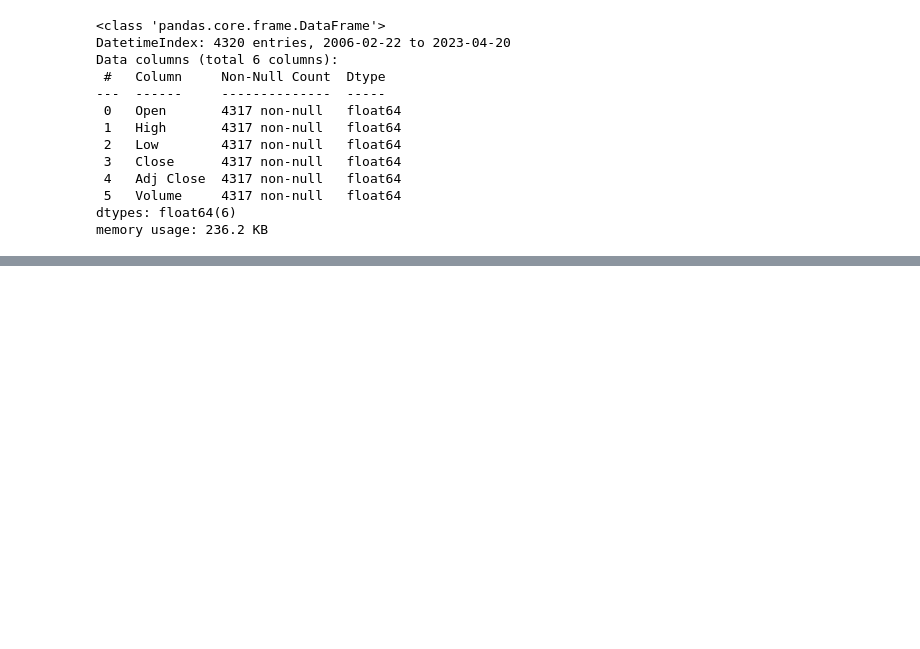
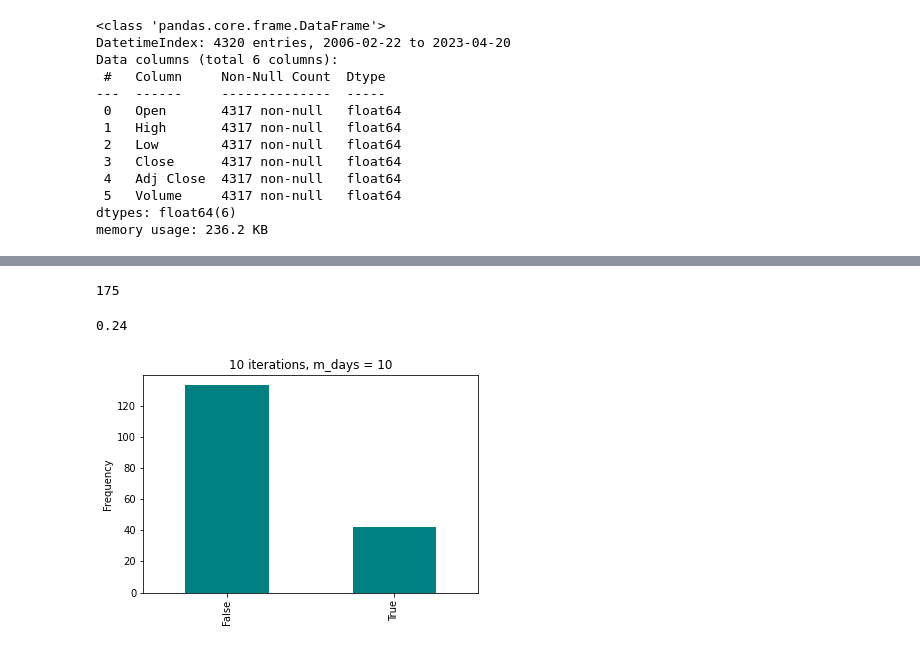
Before and after one commit to DawitAklilu/predicting_stock_prices, a Jupyter notebook: data/Direction.ipynb, the cells around one changed output, grey strips where cells are left out. Saved outputs shown, nothing was run; the diff lists cells and outputs as text; code cells hidden in the pictures; blank space fills up the shorter version.

```diff
--- a/data/Direction.ipynb
+++ b/data/Direction.ipynb
@@ -350,16 +385,18 @@ len(true_)/1750
 # %%
-# 1 iterations # MSFT', 'GOOG', 'AMZN','AAPL', 'INTC', 'AMD', 'NVDA
-## added numday 405 for this iteration
-
+# 10 iterations # MSFT', 'GOOG', 'AMZN','AAPL', 'INTC', 'AMD', 'NVDA
 pd.Series(new_var).value_counts().plot.bar(color = ('teal','teal'))
-plt.title("1 iterations, m_days = 405")
+plt.title("10 iterations, m_days = 10")
 plt.ylabel("Frequency")
 
 true_ = []
 print(len(new_var))
 for var in new_var:
     if var == True:
         #print(len(new_var))
         true_.append(var)
 
-len(true_)/252
+len(true_)/175
+# %% [output]
+175
+0.24
+[figure, added]
```
Also changed, not shown: parts of 18 cells of this notebook.
